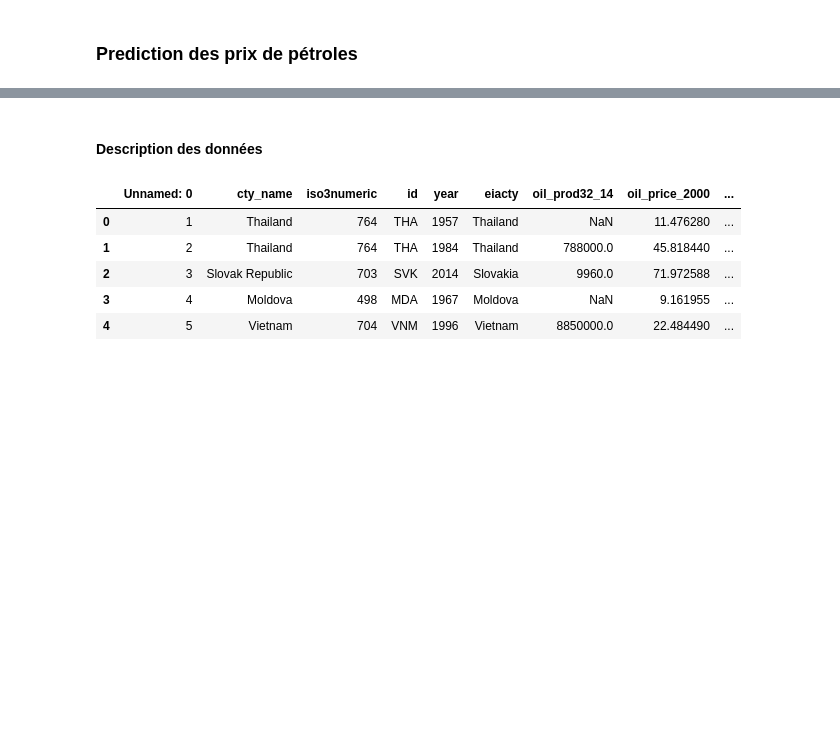
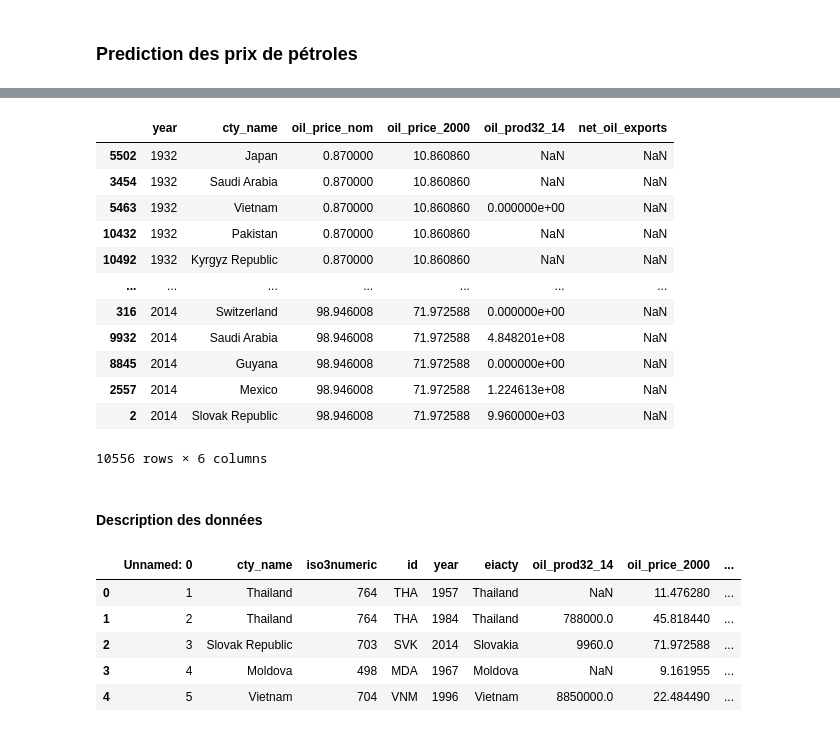
Before and after one commit to jobinhio/projets-data-science, a Jupyter notebook: predicting-oil-price/predictingoilprice.ipynb, the cells around one changed output, grey strips where cells are left out. Drawn from its saved outputs; the diff is of its cells as text; code cells hidden in the pictures; blank space fills up the shorter version.

```diff
--- a/predicting-oil-price/predictingoilprice.ipynb
+++ b/predicting-oil-price/predictingoilprice.ipynb
@@ -21,3 +75,24 @@ pd_test = pd.read_csv(test_file)
+# %%
+
+# Filtrage des colonnes pertinentes pour le pétrole
+oil_cols = ['year', 'cty_name', 'oil_price_nom', 'oil_price_2000', 'oil_prod32_14', 'net_oil_exports']
+df_oil = df_train[oil_cols].dropna(subset=['year', 'oil_price_nom'])
+df_oil = df_oil.sort_values(by='year')
+df_oil
+# %% [output]
+|  | year | cty_name | oil_price_nom | oil_price_2000 | oil_prod32_14 | net_oil_exports |
+| 5502 | 1932 | Japan | 0.870000 | 10.860860 | NaN | NaN |
+| 3454 | 1932 | Saudi Arabia | 0.870000 | 10.860860 | NaN | NaN |
+| 5463 | 1932 | Vietnam | 0.870000 | 10.860860 | 0.000000e+00 | NaN |
+| 10432 | 1932 | Pakistan | 0.870000 | 10.860860 | NaN | NaN |
+| 10492 | 1932 | Kyrgyz Republic | 0.870000 | 10.860860 | NaN | NaN |
+| ... | ... | ... | ... | ... | ... | ... |
+| 316 | 2014 | Switzerland | 98.946008 | 71.972588 | 0.000000e+00 | NaN |
+| 9932 | 2014 | Saudi Arabia | 98.946008 | 71.972588 | 4.848201e+08 | NaN |
+| 8845 | 2014 | Guyana | 98.946008 | 71.972588 | 0.000000e+00 | NaN |
+| 2557 | 2014 | Mexico | 98.946008 | 71.972588 | 1.224613e+08 | NaN |
+| 2 | 2014 | Slovak Republic | 98.946008 | 71.972588 | 9.960000e+03 | NaN |
+10556 rows × 6 columns
 # %% [markdown]
 #### Description des données
 # %%
```
Also changed, not shown: parts of 20 cells of this notebook.
